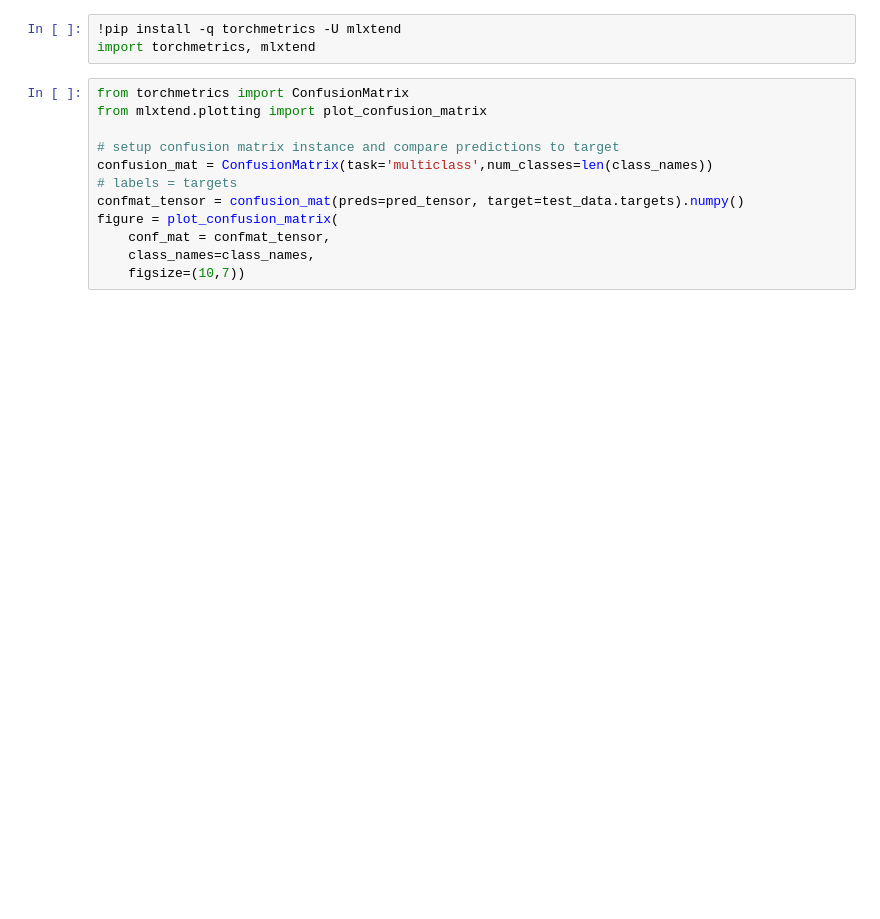
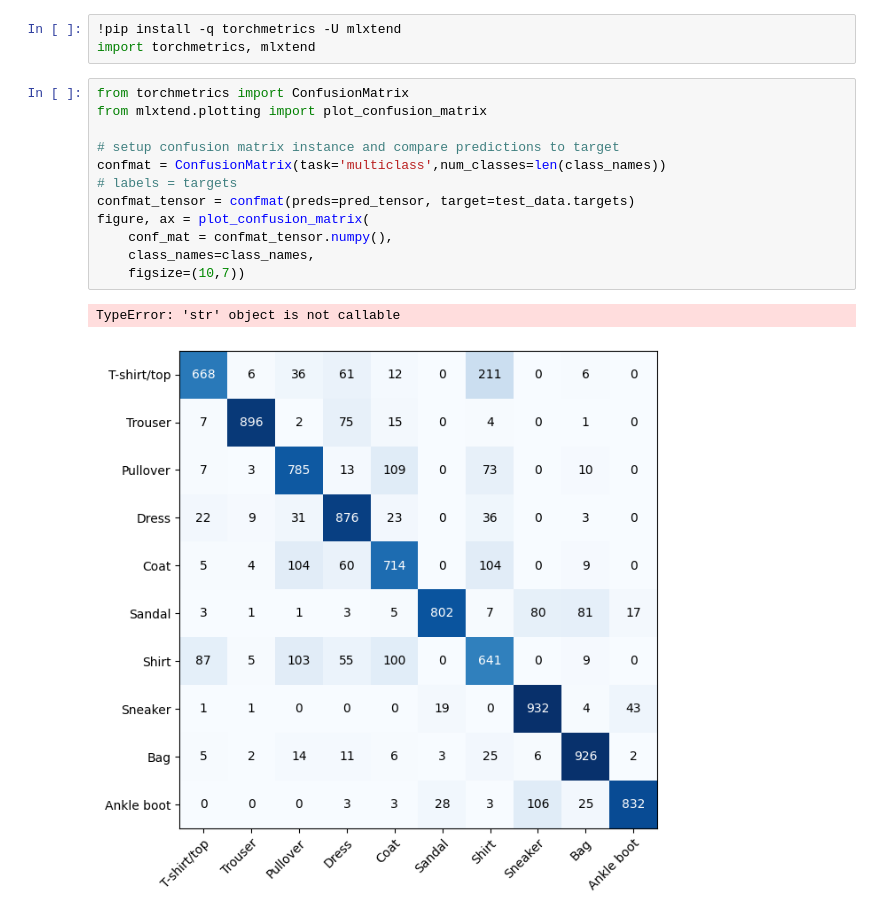
Before and after one commit to Greg-Vincent0711/Finished-Pytorch-Course, a Jupyter notebook: 04-Computer-Vision.ipynb, the cells around one changed output. Saved outputs shown, nothing was run; the diff lists cells and outputs as text; blank space fills up the shorter version.

```diff
--- a/04-Computer-Vision.ipynb
+++ b/04-Computer-Vision.ipynb
@@ -454,12 +493,15 @@ import torchmetrics, mlxtend
 # %%
 from torchmetrics import ConfusionMatrix
 from mlxtend.plotting import plot_confusion_matrix
 
 # setup confusion matrix instance and compare predictions to target
-confusion_mat = ConfusionMatrix(task='multiclass',num_classes=len(class_names))
+confmat = ConfusionMatrix(task='multiclass',num_classes=len(class_names))
 # labels = targets
-confmat_tensor = confusion_mat(preds=pred_tensor, target=test_data.targets).numpy()
-figure = plot_confusion_matrix(
-    conf_mat = confmat_tensor,
+confmat_tensor = confmat(preds=pred_tensor, target=test_data.targets)
+figure, ax = plot_confusion_matrix(
+    conf_mat = confmat_tensor.numpy(),
     class_names=class_names,
     figsize=(10,7))
+# %% [output]
+TypeError: 'str' object is not callable
+[figure, added]
```
Also changed, not shown: parts of 13 cells of this notebook.
